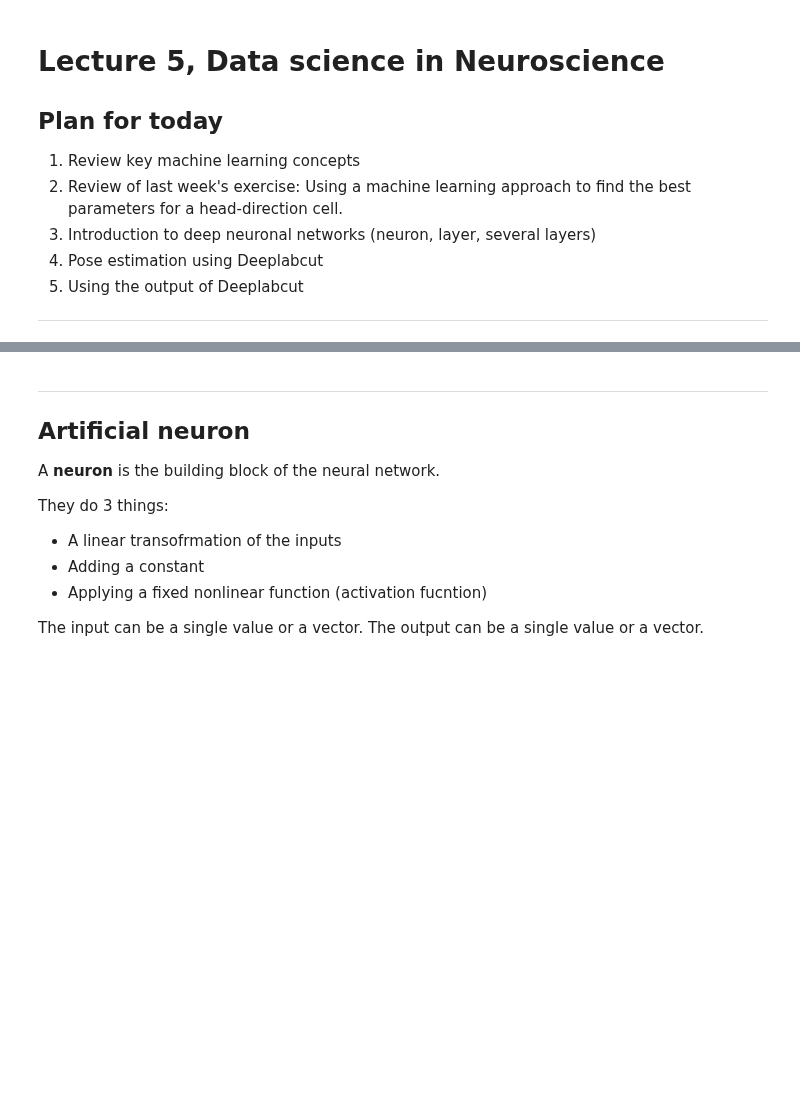
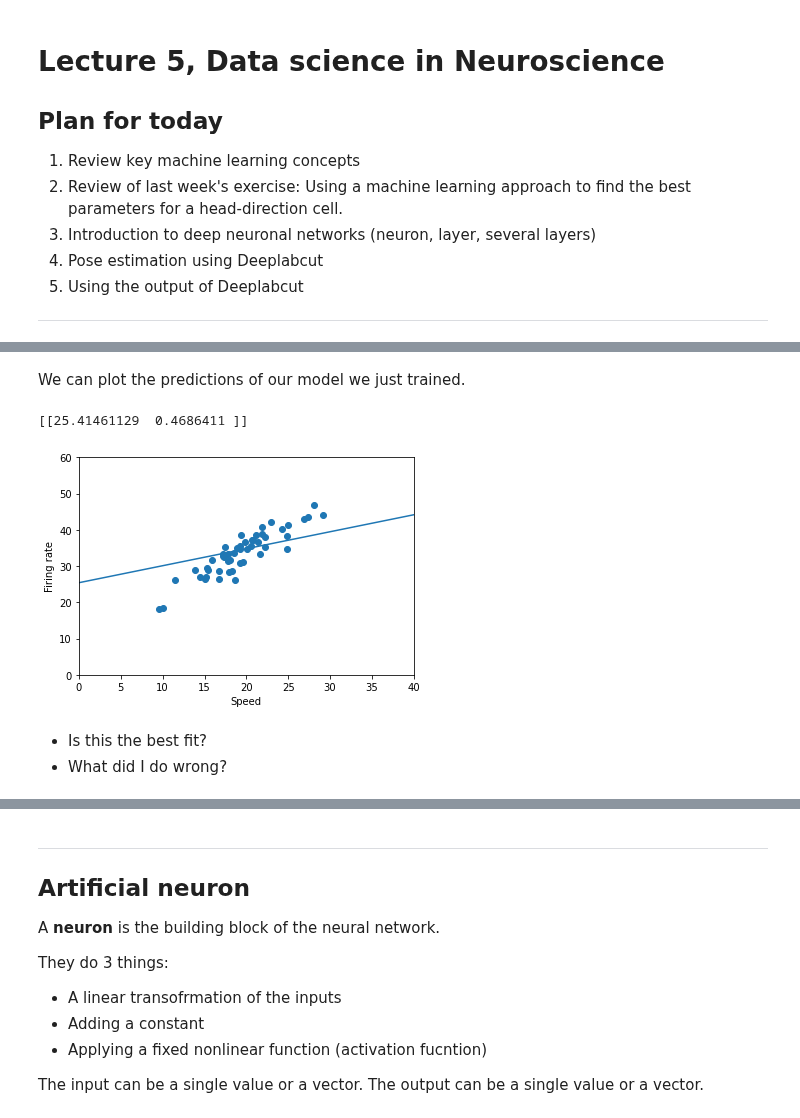
Before and after one commit to kevin-allen/dataScienceNeuro, a Jupyter notebook: notebooks/lecture_05.ipynb, the cells around one changed output, grey strips where cells are left out. Drawn from its saved outputs; the diff is of its cells as text; code cells hidden in the pictures; blank space fills up the shorter version.

```diff
--- a/notebooks/lecture_05.ipynb
+++ b/notebooks/lecture_05.ipynb
@@ -50,0 +76,4 @@ Can you find the best parameters to explain the firing rate of a head direction
+# %%
+X = np.ones((2,speed.shape[0]))  # make a 2 rows array with ones in the first row and speed in the second row
+X[1,:] = speed
+print("X.shape:",X.shape)
@@ -50,0 +117,26 @@ Can you find the best parameters to explain the firing rate of a head direction
+# %%
+lr = 0.001 # learning rate
+n_iterations = 10000
+m = rate.shape[0] # number of data points
+rateM = np.expand_dims(rate,0)
+theta = np.array([[50,-0.5]]) # set random parameters as a starting point
+
+# learning loop
+for iteration in range(n_iterations):
+
+    # model prediction
+    yhat = theta@X
+
+    # how bad is our model doing, mean square error
+    loss = np.mean((rate-yhat)**2)
+
+    # calculate the gradients with the current parameters
+    gradients = 2/m *(theta@X - rateM) @ X.T
+
+    # adjust the parameter so that we reduce the MSE
+    theta = theta - lr * gradients
+
+    if iteration % 100 == 0:
+        print("epoch {} out of {}, loss: {:.3f}, theta: {}, gradients: {}".format(iteration,n_iterations,loss,theta,gradients))
+
+print("optimized theta:",theta)
@@ -51,3 +161,22 @@ Can you find the best parameters to explain the firing rate of a head direction
+# %% [markdown]
+We can plot the predictions of our model we just trained.
+# %%
+print(theta)
+xSim = np.linspace(0,40,100)
+ySim = xSim*theta[0,1]+theta[0,0]
+plt.scatter(speed,rate)
+plt.plot(xSim,ySim)
+plt.xlabel("Speed")
+plt.ylabel("Firing rate")
+plt.xlim(0,40)
+plt.ylim(0,60)
+plt.show()
+# %% [output]
+[[25.41461129  0.4686411 ]]
+[figure, added]
+# %% [markdown]
+* Is this the best fit?
+* What did I do wrong?
 # %% [markdown]
 ***
 ## Deep neural networks
```
Also changed, not shown: parts of 48 cells of this notebook, 9 other files.
